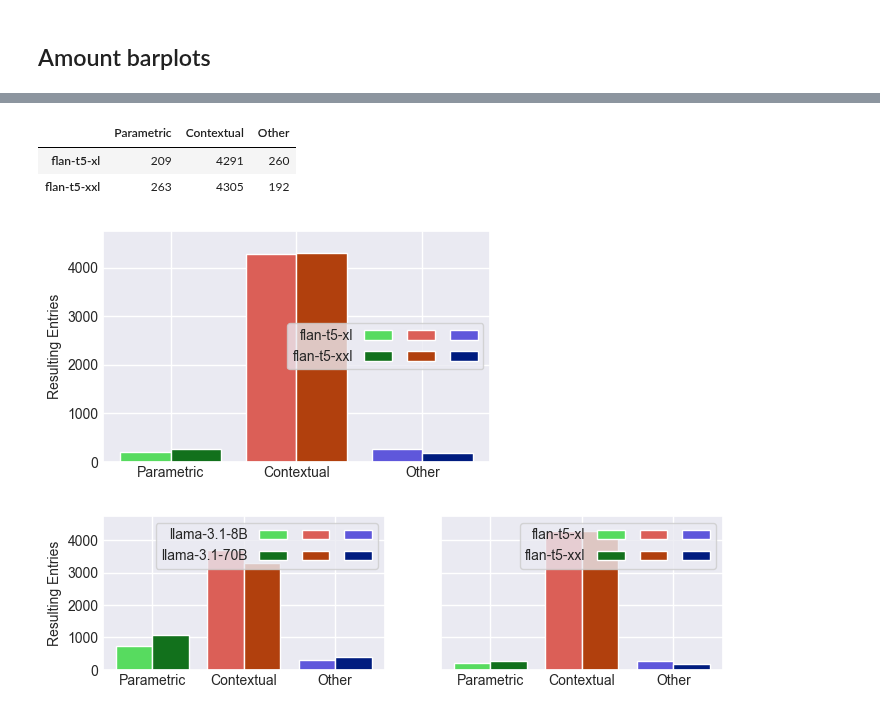
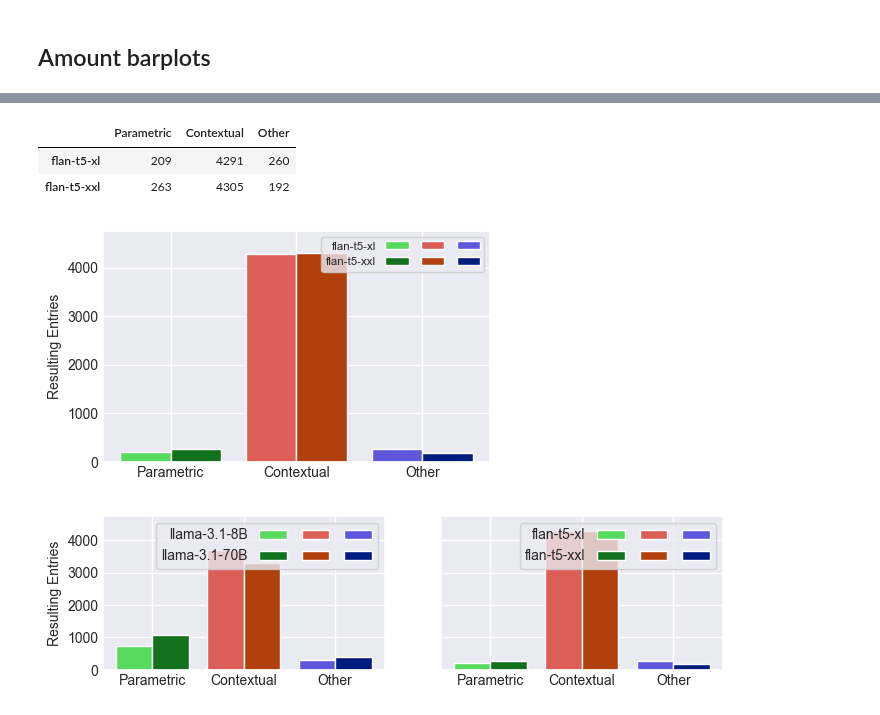
Before and after one commit to mfixman/rag-thesis, a Jupyter notebook: joiner_analysis.ipynb, the cells around one changed output, grey strips where cells are left out. Saved outputs shown, nothing was run; the diff lists cells and outputs as text; code cells hidden in the pictures.

```diff
--- a/joiner_analysis.ipynb
+++ b/joiner_analysis.ipynb
@@ -183,7 +183,7 @@ def barPlot(*tables, ax = None, names = None, percent = False, show_ylabel = Tru
             handles[0::3] + handles[1::3] + handles[2::3],
             labels[0::3] + labels[1::3] + labels[2::3],
             ncols = 3,
-            fontsize = 'small',
+            fontsize = 'x-small',
             markerfirst = False,
             columnspacing = 0,
             loc = loc,
@@ -348,12 +348,12 @@ pyplot.savefig('Report/figures/llama_amount.png', dpi = 200, bbox_inches = 'tigh
 # %%
 display(barTable(flan, bigflan))
-barPlot(flan, bigflan, loc = 7)
+barPlot(flan, bigflan, loc = 0)
 pyplot.savefig('Report/figures/flan_amount.png', dpi = 200, bbox_inches = 'tight')
 # %% [output]
 |  | Parametric | Contextual | Other |
 | flan-t5-xl | 209 | 4291 | 260 |
 | flan-t5-xxl | 263 | 4305 | 192 |
-[figure, old version]
+[figure, new version]
 # %%
 fig, axs = pyplot.subplots(1, 2, figsize = (8, 2), squeeze = True, sharey = True)
 barPlot(llama, bigllama, ax = axs[0])
```
Also changed, not shown: parts of 1 cell of this notebook, 3 other files.
